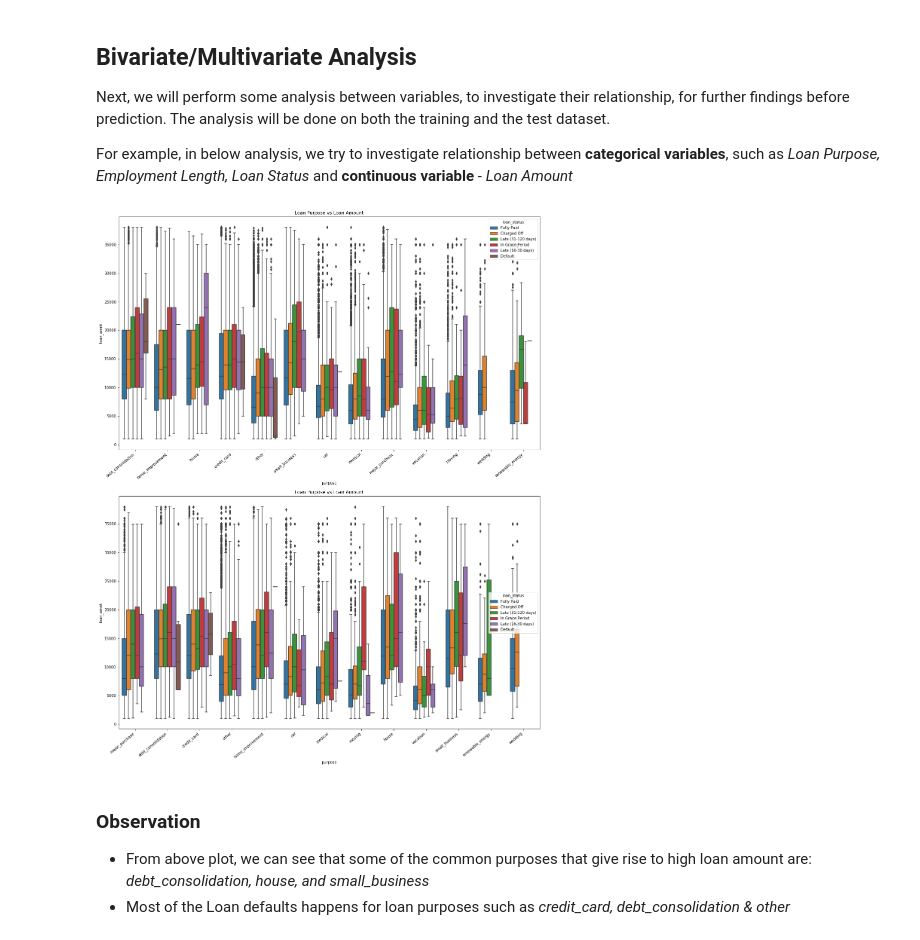
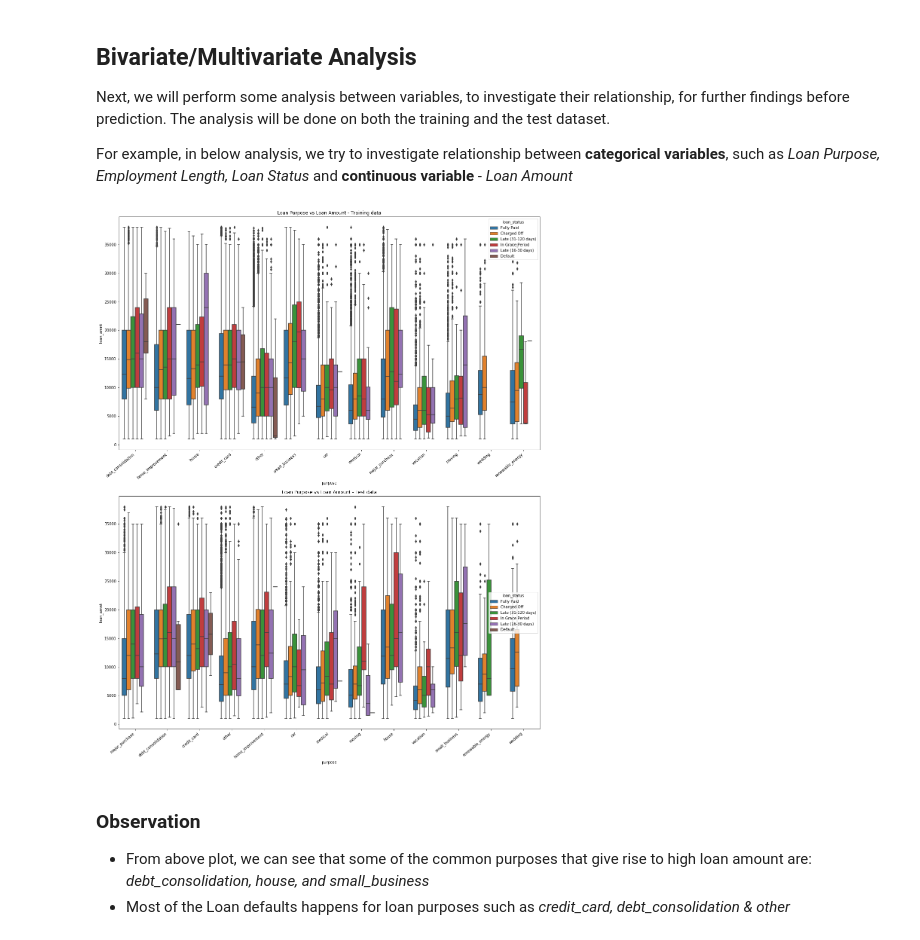
Before and after one commit to chihongtao91/loan_prediction, a Jupyter notebook: data_exploration.ipynb, the cells around one changed output. Saved outputs shown, nothing was run; the diff lists cells and outputs as text; code cells hidden in the pictures.

```diff
--- a/data_exploration.ipynb
+++ b/data_exploration.ipynb
@@ -454,26 +451,0 @@ Next, we derive some useful columns based on domain understanding, which we beli
-# %%
-# Calculate the ratio of loan to annual income, as an indication of the risk for the borrower
-df_train['loan_to_income_ratio'] = df_train['loan_amnt'] / df_train['annual_inc']
-df_test['loan_to_income_ratio'] = df_test['loan_amnt'] / df_test['annual_inc']
-# In the previous section on explorative data analysis, we also added columns like issue_y, issue_m, region
-# pd.set_option('float_format', '{:f}'.format)
-# df_unique.describe()
-
-# Create bins for loan amount, annual income, interest rate
-bins = [0, 5000, 10000, 15000, 20000, 25000,40000]
-slot = ['0-5000', '5000-10000', '10000-15000', '15000-20000', '20000-25000','25000 and above']
-df_train['loan_amnt_range'] = pd.cut(df_train['loan_amnt'], bins, labels=slot)
-df_test['loan_amnt_range'] = pd.cut(df_test['loan_amnt'], bins, labels=slot)
-
-bins = [-1, 25000, 50000, 75000, 100000,110000000]
-slot = ['0-25000', '25000-50000', '50000-75000', '75000-100000', '100000 and above']
-df_train['annual_inc_range'] = pd.cut(df_train['annual_inc'], bins, labels=slot)
-df_test['annual_inc_range'] = pd.cut(df_test['annual_inc'], bins, labels=slot)
-
-bins = [0, 7.5, 10, 12.5, 15,35]
-slot = ['0-7.5', '7.5-10', '10-12.5', '12.5-15', '15 and above']
-df_train['int_rate_range'] = pd.cut(df_train['int_rate'], bins, labels=slot)
-df_test['int_rate_range'] = pd.cut(df_test['int_rate'], bins, labels=slot)
-
-print (df_train.shape)
-print (df_test.shape)
@@ -901,19 +880,19 @@ For example, in below analysis, we try to investigate relationship between __cat
 # %%
 # Analysis and Purpose of the loan v.s. Loan amount
 f, ax = plt.subplots(2,1,figsize=(20,25))
 
 # Plot for training dataset
 sns.boxplot(data=df_train, x='purpose', y='loan_amnt', hue ='loan_status',ax=ax[0])
 ax[0].set_xticklabels(ax[0].get_xticklabels(), rotation=40, ha="right")
-ax[0].set_title('Loan Purpose vs Loan Amount')
+ax[0].set_title('Loan Purpose vs Loan Amount - Training data')
 
 # Plot for test dataset
 sns.boxplot(data=df_test, x='purpose', y='loan_amnt', hue ='loan_status',ax=ax[1])
 ax[1].set_xticklabels(ax[1].get_xticklabels(), rotation=40, ha="right")
-ax[1].set_title('Loan Purpose vs Loan Amount')
+ax[1].set_title('Loan Purpose vs Loan Amount - Test data')
 plt.show()
 # %% [output]
-[figure, old version]
+[figure, new version]
 # %% [markdown]
 ### Observation
 * From above plot, we can see that some of the common purposes that give rise to high loan amount are: _debt_consolidation, house, and small_business_
```
Also changed, not shown: parts of 65 cells of this notebook, 1 other file.
